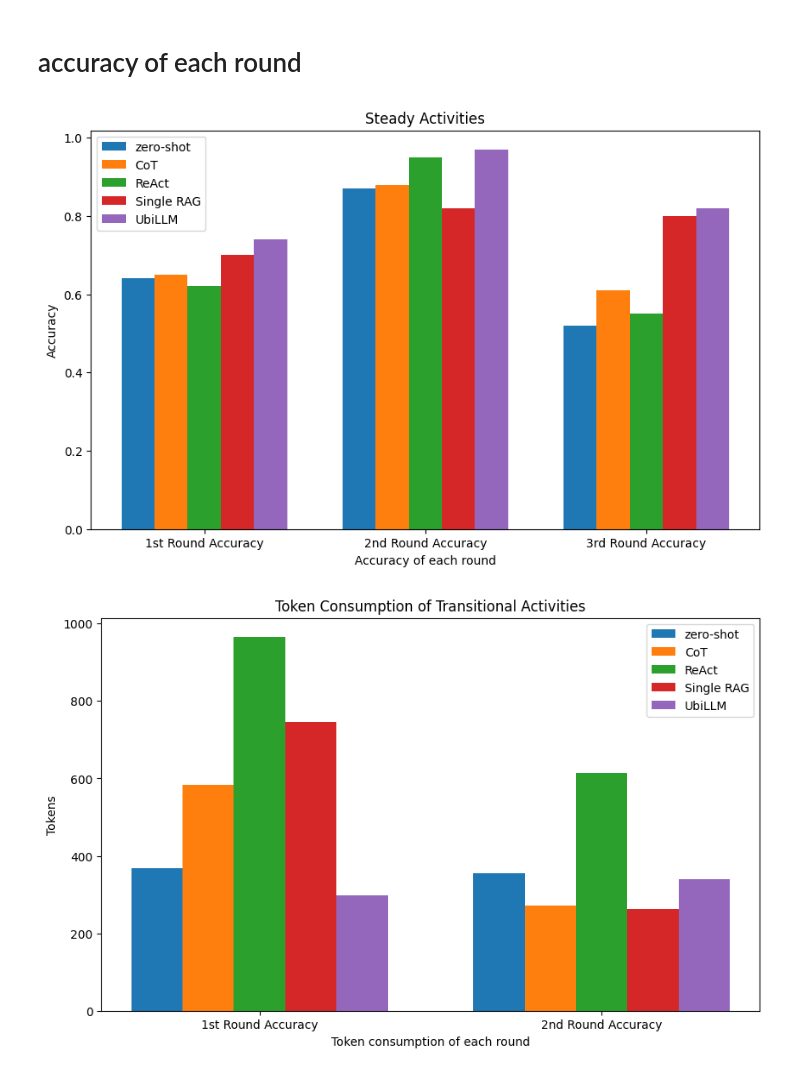
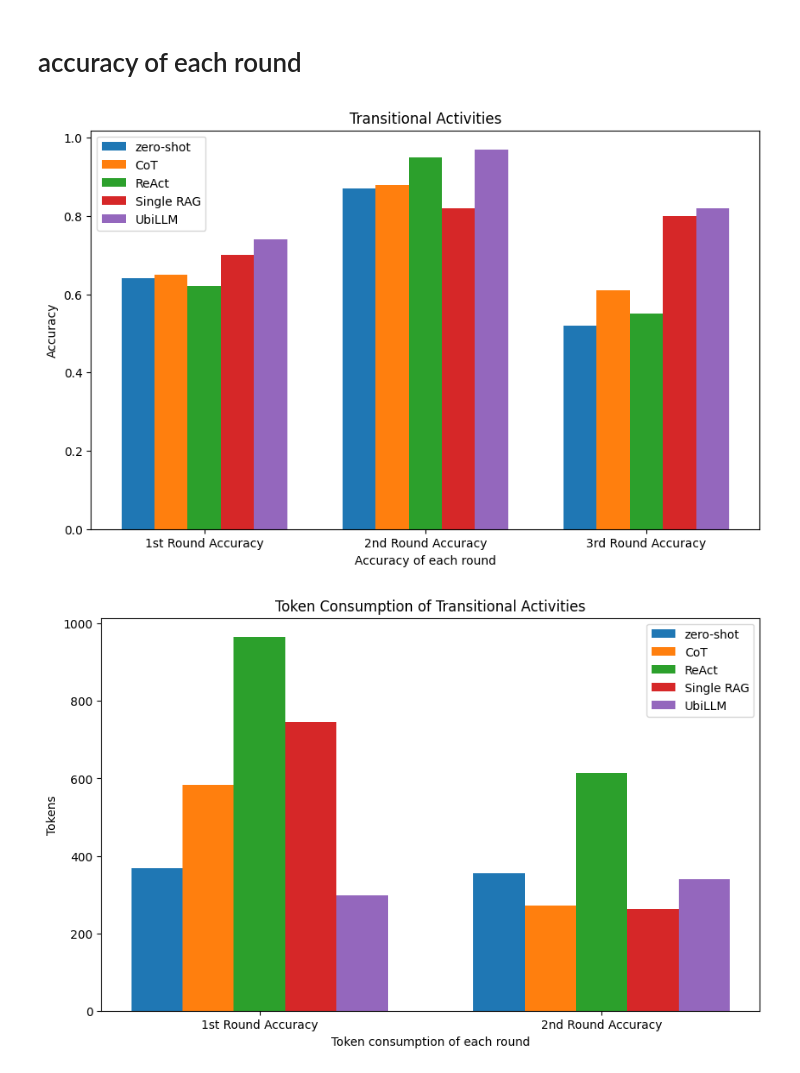
Before and after one commit to Biosheep227/ubihome, a Jupyter notebook: LLM/ubihome_main.ipynb, the cells around one changed output. Saved outputs shown, nothing was run; the diff lists cells and outputs as text; code cells hidden in the pictures.

Commit message:
plot

```diff
--- a/LLM/ubihome_main.ipynb
+++ b/LLM/ubihome_main.ipynb
@@ -1709,35 +1709,35 @@ import numpy as np
 
 # Sample data for accuracy of 5 methods across 3 rounds
 methods = ['zero-shot', 'CoT', 'ReAct', 'Single RAG', 'UbiLLM']
 rounds = ['1st Round Accuracy', '2nd Round Accuracy', '3rd Round Accuracy']
 accuracy_data = {
     'zero-shot': [0.64, 0.87, 0.52],
     'CoT': [0.65, 0.88, 0.61],
     'ReAct': [0.62, 0.95, 0.55],
     'Single RAG': [0.70, 0.82, 0.80],
     'UbiLLM': [0.74, 0.97, 0.82]
 }
 
 # Number of methods
 num_methods = len(methods)
 bar_width = 0.15  # Width of the bars
 index = np.arange(len(rounds))  # X locations for each round
 
 # Plotting
 plt.figure(figsize=(10, 6))
 for i, (method, accuracies) in enumerate(accuracy_data.items()):
     plt.bar(index + i * bar_width, accuracies, bar_width, label=method)
 
 # Labels and titles
 plt.xlabel('Accuracy of each round')
 plt.ylabel('Accuracy')
-plt.title('Steady Activities')
+plt.title('Transitional Activities')
 plt.xticks(index + bar_width * (num_methods - 1) / 2, rounds)
 plt.legend()
 plt.savefig('trans_plot.svg')
 plt.show()
 # %% [output]
-[figure, old version]
+[figure, new version]
 # %%
 import matplotlib.pyplot as plt
 import numpy as np
```
Also changed, not shown: parts of 1 cell of this notebook, 5 other files.
